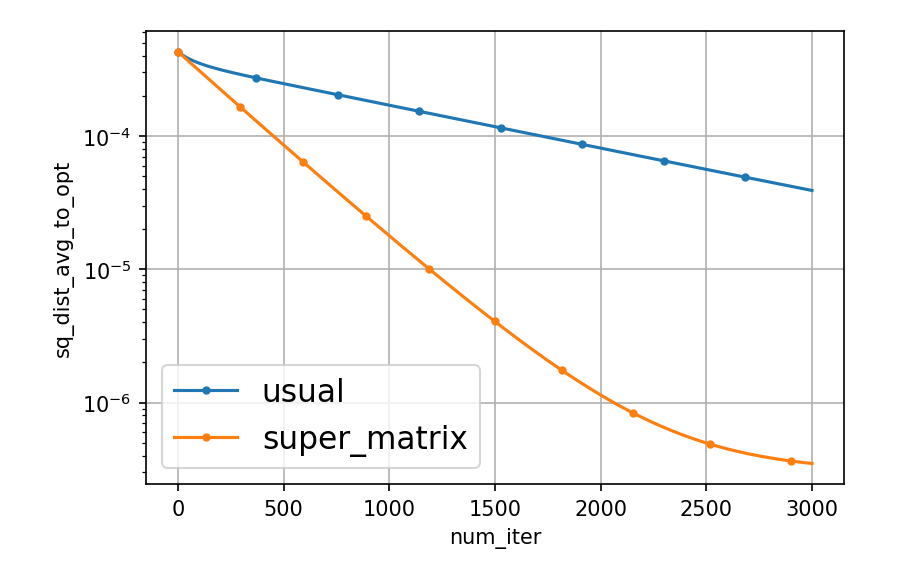
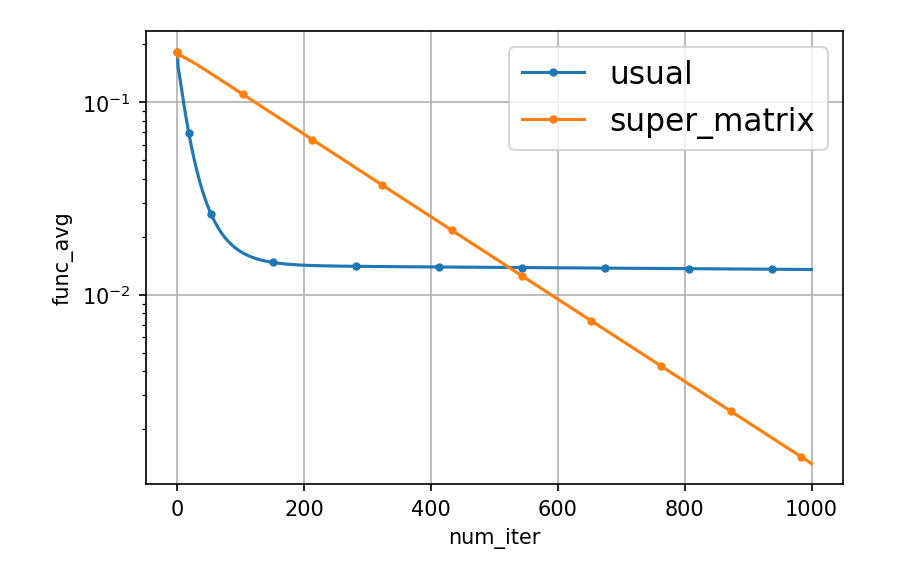
Before and after one commit to alexrogozin12/opt_experiments, a Jupyter notebook: experiments/variable_blocks/ring_of_cliques_end.ipynb, the cells around one changed output. Saved outputs shown, nothing was run; the diff lists cells and outputs as text; code cells hidden in the pictures.

```diff
--- a/experiments/variable_blocks/ring_of_cliques_end.ipynb
+++ b/experiments/variable_blocks/ring_of_cliques_end.ipynb
@@ -67,5 +23,5 @@ print(special_supermatrix(3, 3)[2::3][0:, 2::3])
 # %%
-def experiment(n, k, seed=None):
+def experiment(n: int, k: int, alpha_usual: float, max_iter: int, seed=None):
     data = creation(n, k, n, seed)
 
     W = usual_laplacian(n, k)
@@ -74,7 +30,7 @@ def experiment(n, k, seed=None):
     mix_mat_1 = np.eye(W.shape[0]) - W / sla.eigvals(W).real.max()
     mix_mat_2 = np.eye(W_super.shape[0]) - W_super / sla.eigvals(W_super).real.max()
 
-    oracles = [LinearRegressionL2Oracle(data[m][0], data[m][1], 0)
+    oracles = [LinearRegressionL2Oracle(data[m][0], data[m][1], 0.001)
            for m in range(k * n)]
 
     column_A = np.zeros((n**2 * k, n))
@@ -93,12 +49,17 @@ def experiment(n, k, seed=None):
     # eigenvalues
     lam = sla.svd(mix_mat_1)
     lam_sup = sla.svd(mix_mat_2)
-    alpha_usual = 0.0000001
     alpha_super = alpha_usual * (1 + lam_sup[1][-1])/(1 + lam[1][-1])
-    alpha_super_diging = alpha_usual * (1 - lam_sup[1][1])**2 / (1 - lam[1][1])**2
+
+    for item in lam_sup[1]:
+        if np.abs(item - 1.) > 1e-6:
+            break
+    alpha_super_diging = alpha_usual * (1 - item)**2 / (1 - lam[1][1])**2
+    print(f'alpha_usual = {alpha_usual}\nalpha_super = {alpha_super}\nalpha_super_diging = {alpha_super_diging}')
+    print(f'lam_2 usual = {lam[1][1]}, lam_2_super = {item}')
 
     logger_1 = LoggerDecentralized(x_real[0])
-    method_1 = DecentralizedGD(
+    method_1 = Diging(
         oracle_list=oracles,
         stepsize=alpha_usual,
         mix_mat=mix_mat_1,
@@ -108,17 +69,21 @@ def experiment(n, k, seed=None):
     )
 
     logger_2 = LoggerDecentralized(x_real[0])
-    method_2 = DecentralizedGD(
+    method_2 = Diging(
         oracle_list=oracles,
-        stepsize=alpha_super,
+        stepsize=alpha_super_diging,
         mix_mat=mix_mat_2,
         x_0=x_0,
         logger=logger_2,
         mix_mat_repr="kronecker"
     )
 
-    method_1.run(max_iter=3000)
-    method_2.run(max_iter=3000)
+    method_1.run(max_iter=max_iter)
+    method_2.run(max_iter=max_iter)
+
+    f_star = np.mean([oracle.func(x_real[0]) for oracle in oracles])
+    logger_1.func_star = f_star
+    logger_2.func_star = f_star
 
     return logger_1, logger_2
 
@@ -163,5 +128,5 @@ def epsilon_point(n, k, epsilon):
     return [[n, k, iter_1], [n, k, iter_2]]
 # %%
 %%time
-logger_usual, logger_super = experiment(5, 10)
+logger_usual, logger_super = experiment(5, 5, 0.00001, 1000, 0)
 # %% [output]
@@ -169,4 +139,10 @@ Wall time: 2.47 s
+# %%
+logger_usual.func_avg_old = np.array(logger_usual.func_avg)
+logger_usual.func_avg = logger_usual.func_avg - logger_usual.func_star
+
+logger_super.func_avg_old = np.array(logger_super.func_avg)
+logger_super.func_avg = logger_super.func_avg - logger_super.func_star
 # %%
-plot_experiment(logger_usual, logger_super, "avg_to_opt")
+plot_experiment(logger_usual, logger_super, "func")
 # %% [output]
-[figure, old version]
+[figure, new version]
```
Also changed, not shown: parts of 4 cells of this notebook.
